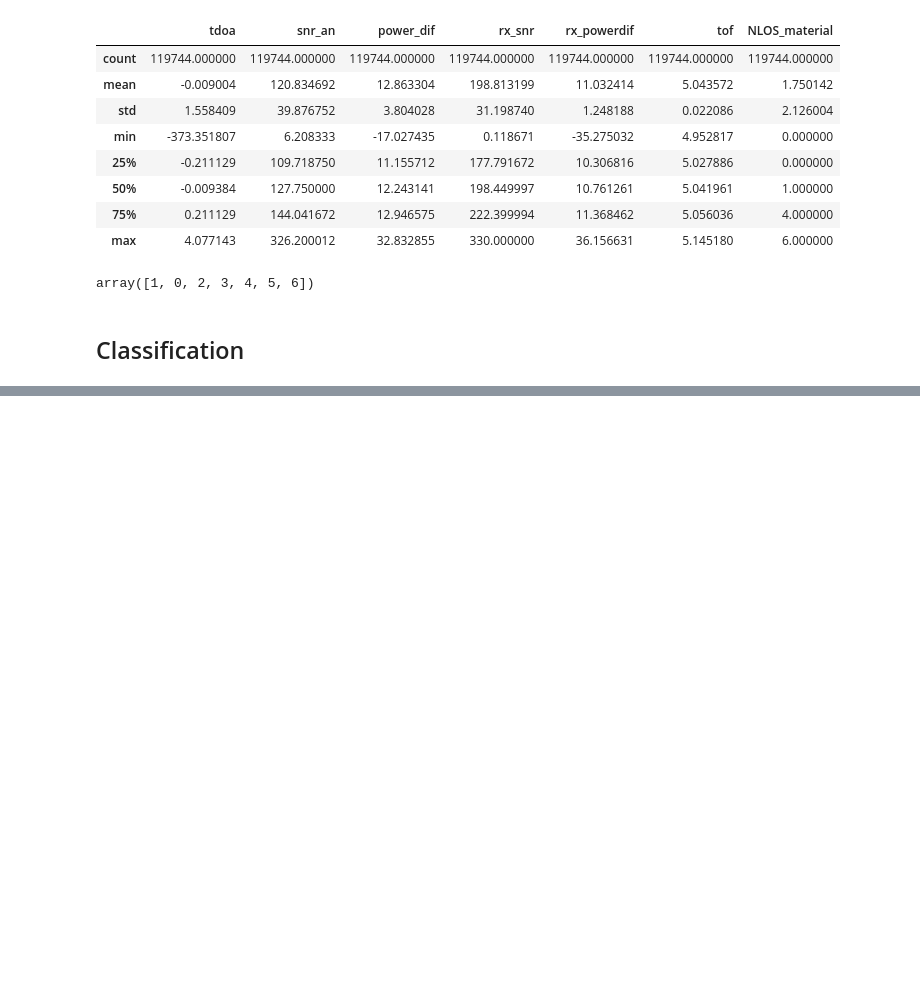
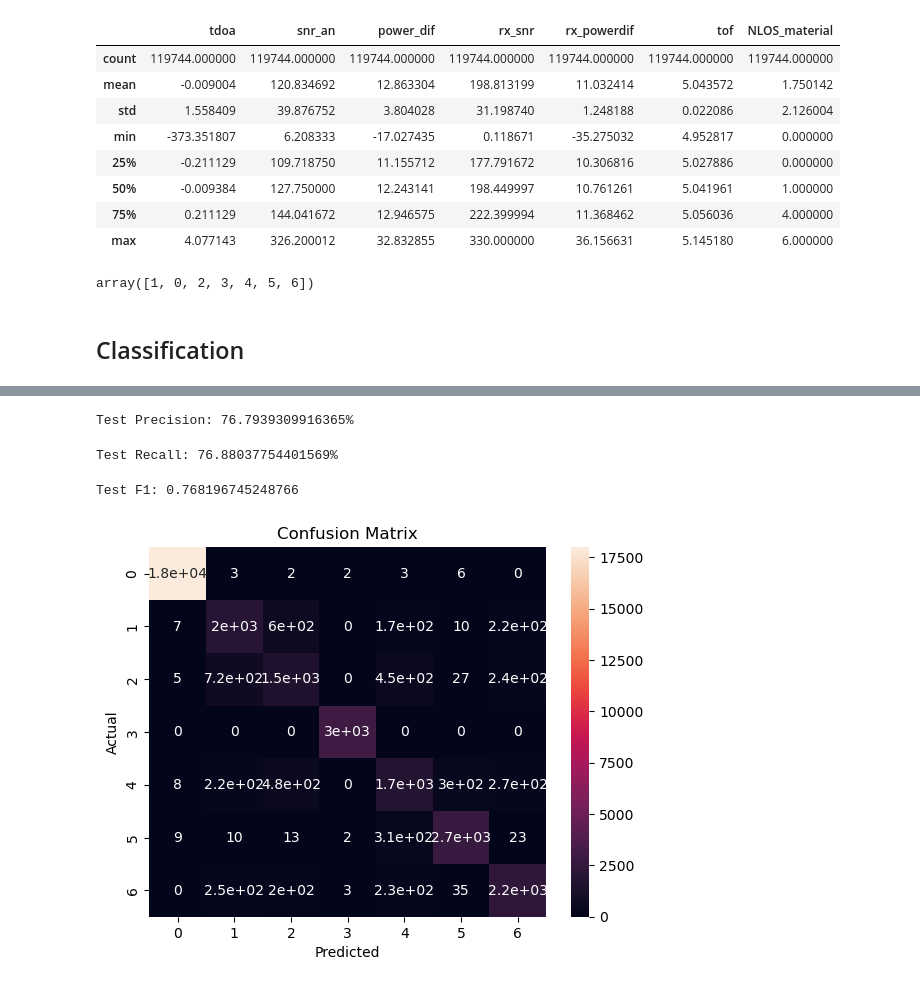
Before and after one commit to B3NToo/Identification-of-NLOS-causing-Material-in-UWB-Localization-Using-Machine-Learning-Methods, a Jupyter notebook: baseline_classification/multiclass_classification.ipynb, the cells around one changed output, grey strips where cells are left out. Drawn from its saved outputs; the diff is of its cells as text; code cells hidden in the pictures; blank space fills up the shorter version.

```diff
--- a/baseline_classification/multiclass_classification.ipynb
+++ b/baseline_classification/multiclass_classification.ipynb
@@ -111,0 +115,23 @@ Test Accuracy: 86.70526667408974%
+# %%
+print(f'Test Precision: {metrics.precision_score(y_test, y_pred, average="macro") * 100}%')
+# %% [output]
+Test Precision: 76.7939309916365%
+# %%
+print(f'Test Recall: {metrics.recall_score(y_test, y_pred, average="macro") * 100}%')
+# %% [output]
+Test Recall: 76.88037754401569%
+# %%
+print(f'Test F1: {metrics.f1_score(y_test, y_pred, average="macro" )}')
+# %% [output]
+Test F1: 0.768196745248766
+# %%
+cm = confusion_matrix(y_test, y_pred)
+# axis_labels = ['1', 'False']
+plt.figure()
+sns.heatmap(cm, annot=True)
+plt.title('Confusion Matrix')
+plt.ylabel('Actual')
+plt.xlabel('Predicted')
+plt.show()
+# %% [output]
+[figure, added]
```
Also changed, not shown: parts of 3 cells of this notebook, 2 other files.
